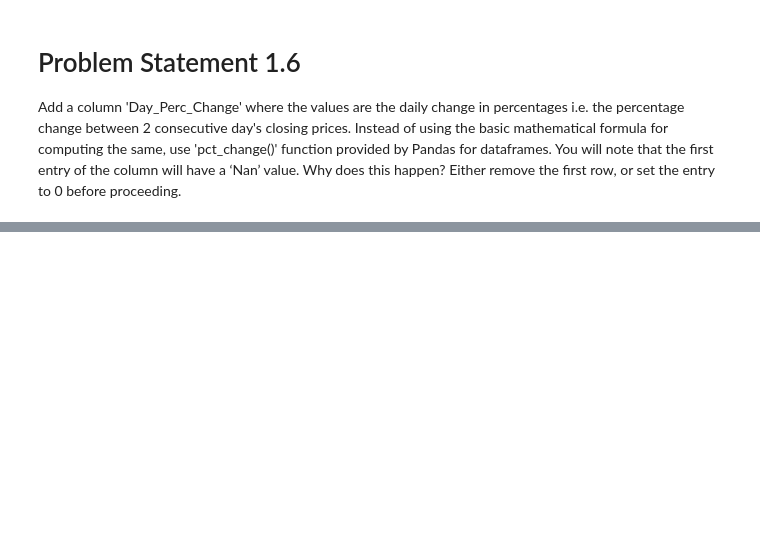
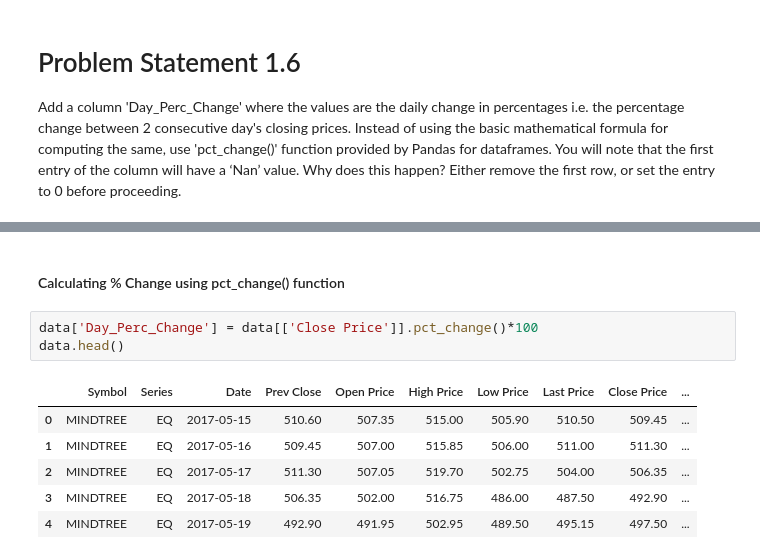
Before and after one commit to atkrish0/securitized-asset-analysis, a Jupyter notebook: 1 - EDA with Pandas(MINDTREE).ipynb, the cells around one changed output, grey strips where cells are left out. Drawn from its saved outputs; the diff is of its cells as text; blank space fills up the shorter version.

```diff
--- a/1 - EDA with Pandas(MINDTREE).ipynb
+++ b/1 - EDA with Pandas(MINDTREE).ipynb
@@ -545,0 +555,12 @@ PL Percentage change for the given time period:  91.67971808927173 %
+# %% [markdown]
+#### Calculating % Change using pct_change() function
+# %%
+data['Day_Perc_Change'] = data[['Close Price']].pct_change()*100
+data.head()
+# %% [output]
+|  | Symbol | Series | Date | Prev Close | Open Price | High Price | Low Price | Last Price | Close Price | ... |
+| 0 | MINDTREE | EQ | 2017-05-15 | 510.60 | 507.35 | 515.00 | 505.90 | 510.50 | 509.45 | ... |
+| 1 | MINDTREE | EQ | 2017-05-16 | 509.45 | 507.00 | 515.85 | 506.00 | 511.00 | 511.30 | ... |
+| 2 | MINDTREE | EQ | 2017-05-17 | 511.30 | 507.05 | 519.70 | 502.75 | 504.00 | 506.35 | ... |
+| 3 | MINDTREE | EQ | 2017-05-18 | 506.35 | 502.00 | 516.75 | 486.00 | 487.50 | 492.90 | ... |
+| 4 | MINDTREE | EQ | 2017-05-19 | 492.90 | 491.95 | 502.95 | 489.50 | 495.15 | 497.50 | ... |
```
Also changed, not shown: parts of 3 cells of this notebook.
